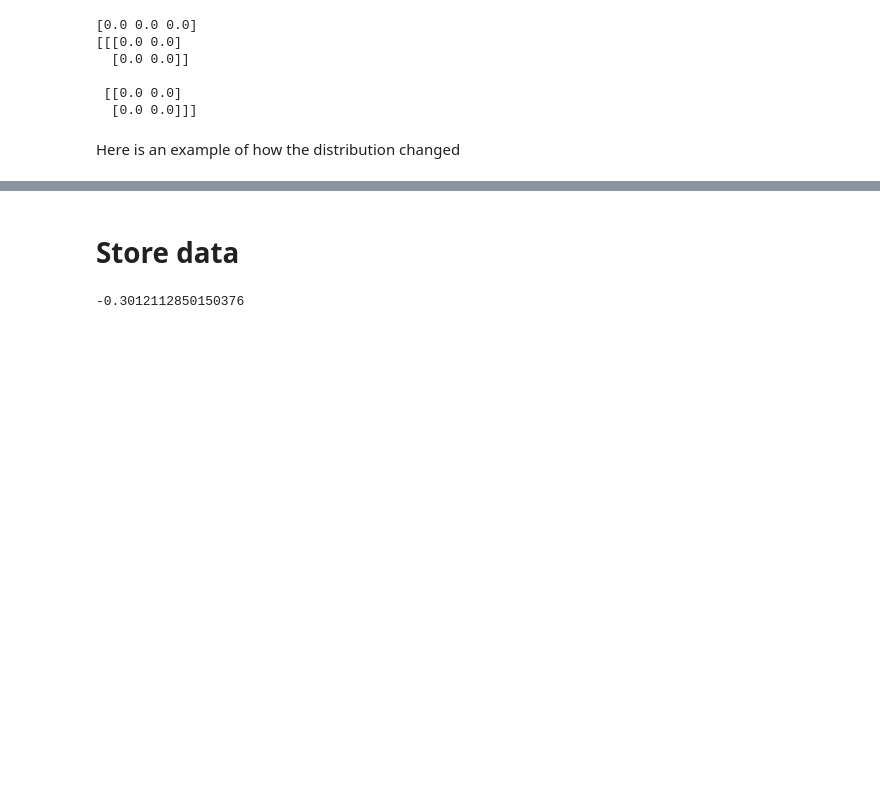
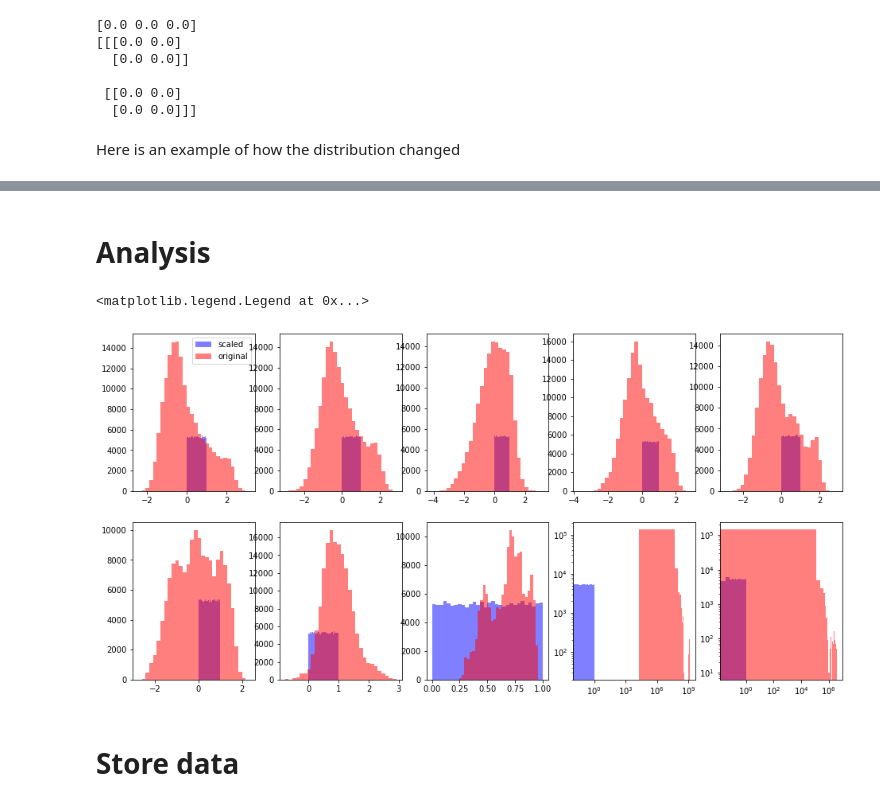
Before and after one commit to Kiril94/AMAS, a Jupyter notebook: Project/Preprocessing.ipynb, the cells around one changed output, grey strips where cells are left out. Saved outputs shown, nothing was run; the diff lists cells and outputs as text; code cells hidden in the pictures; blank space fills up the shorter version.

```diff
--- a/Project/Preprocessing.ipynb
+++ b/Project/Preprocessing.ipynb
@@ -331,3 +464,20 @@ _ = plt.hist(X_val_temp[:,4],30, alpha = .5)
+# %% [markdown]
+# Analysis
+# %%
+#Compare old and scaled data
+num_feats = 10
+fig, ax = plt.subplots(2,5,figsize = (16,8))
+ax = ax.flatten()
+for i in range(num_feats):
+    ax[i].hist(X_train_scaled[:,i],30, color = 'b', alpha = .5, label = 'scaled')
+    ax[i].hist(X_train_temp[:,i],30, alpha = .5, color = 'r', label = 'original')
+    if i==8 or i==9:
+        ax[i].set_yscale('log')
+        ax[i].set_xscale('log')
+ax[0].legend()
+# %% [output]
+<matplotlib.legend.Legend at 0x...>
+[figure, added]
 # %% [markdown]
 # Store data
 # %%
@@ -335,9 +485,7 @@ Tf_ready_dict = {
     'X_train':X_train_final, 'Y_train':Y_train,
     'X_val':X_val_final, 'Y_val':Y_val,
     'X_test':X_test_final, 'Y_test':Y_test}
-np.save("Data_tf_ready.npy", Tf_ready_dict)
-d2=np.load("Data_tf_ready.npy", allow_pickle=True)
+np.save("Data_tf_ready_QT.npy", Tf_ready_dict)
+#d2=np.load("Data_tf_ready.npy", allow_pickle=True)
 
-d2[()]['X_train'][1,1,1]
+#d2[()]['X_train'][1,1,1]
-# %% [output]
--0.3012112850150376
```
Also changed, not shown: parts of 28 cells of this notebook.
